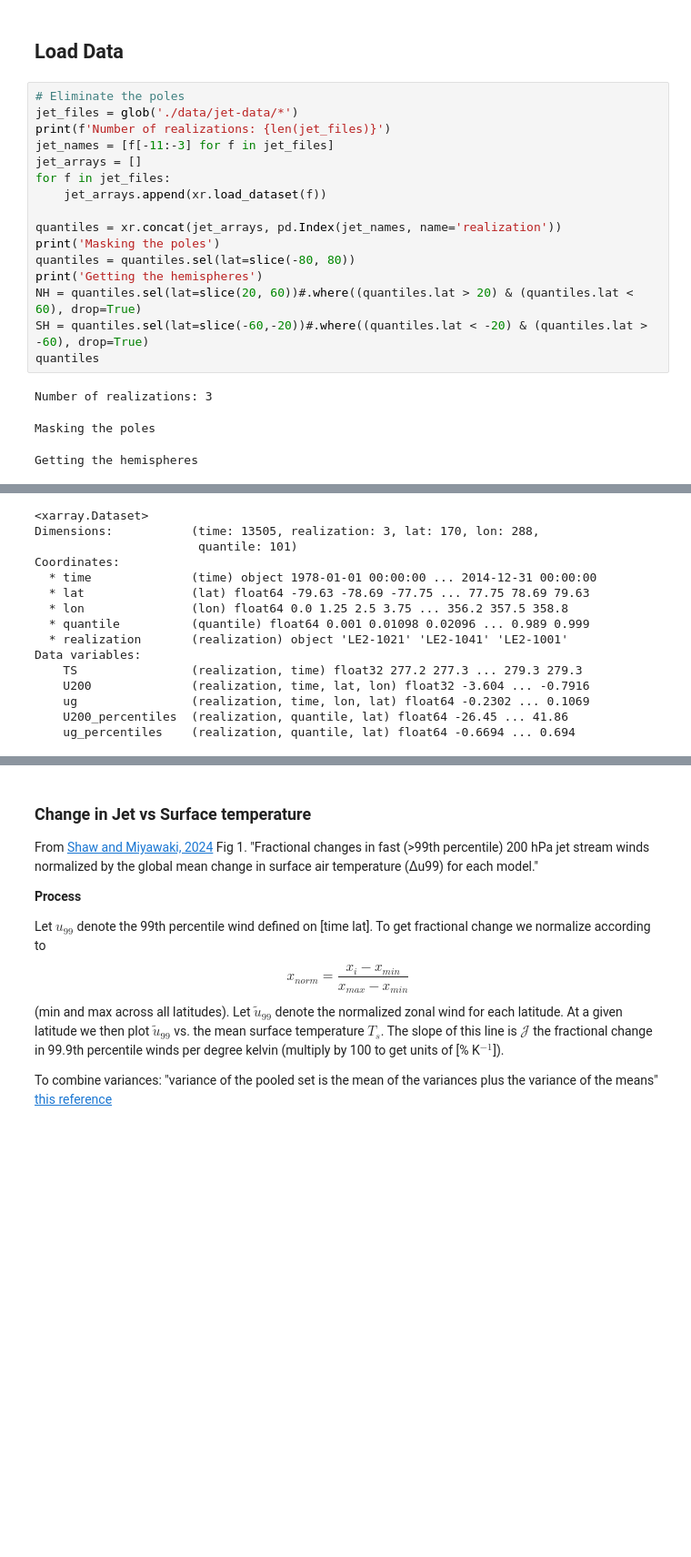
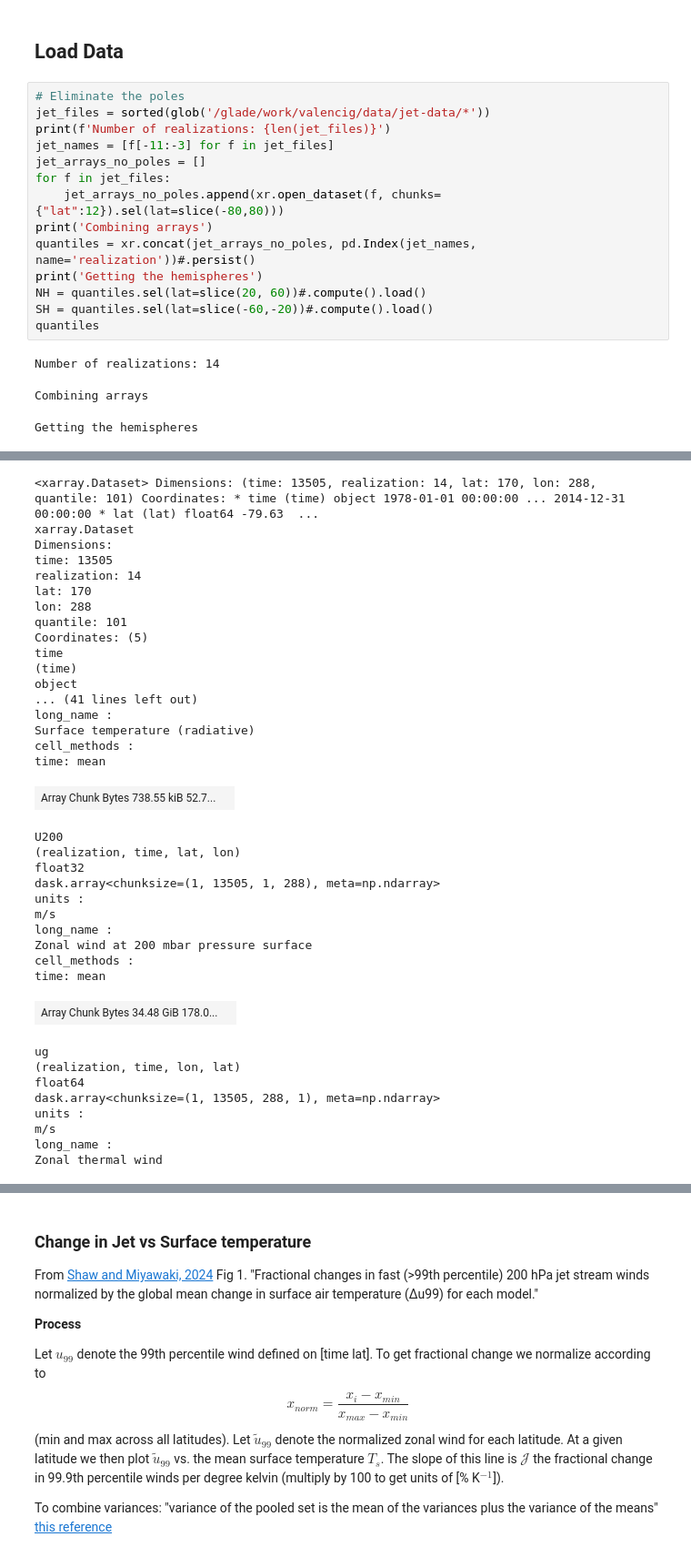
Before and after one commit to ivalencius/winds-of-change, a Jupyter notebook: CESMLENS2.ipynb, the cells around one changed output, grey strips where cells are left out. Shown at 91% size. Drawn from its saved outputs; the diff is of its cells as text; blank space fills up the shorter version.

```diff
--- a/CESMLENS2.ipynb
+++ b/CESMLENS2.ipynb
@@ -1168,37 +1151,57 @@ for member in tqdm(members, desc=f"{sim} - Loading members..."):
 ## Load Data
 # %%
 # Eliminate the poles
-jet_files = glob('./data/jet-data/*')
+jet_files = sorted(glob('/glade/work/valencig/data/jet-data/*'))
 print(f'Number of realizations: {len(jet_files)}')
 jet_names = [f[-11:-3] for f in jet_files]
-jet_arrays = []
+jet_arrays_no_poles = []
 for f in jet_files:
-    jet_arrays.append(xr.load_dataset(f))
-
-quantiles = xr.concat(jet_arrays, pd.Index(jet_names, name='realization'))
-print('Masking the poles')
-quantiles = quantiles.sel(lat=slice(-80, 80))
+    jet_arrays_no_poles.append(xr.open_dataset(f, chunks={"lat":12}).sel(lat=slice(-80,80)))
+print('Combining arrays')
+quantiles = xr.concat(jet_arrays_no_poles, pd.Index(jet_names, name='realization'))#.persist()
 print('Getting the hemispheres')
-NH = quantiles.sel(lat=slice(20, 60))#.where((quantiles.lat > 20) & (quantiles.lat < 60), drop=True)
-SH = quantiles.sel(lat=slice(-60,-20))#.where((quantiles.lat < -20) & (quantiles.lat > -60), drop=True)
+NH = quantiles.sel(lat=slice(20, 60))#.compute().load()
+SH = quantiles.sel(lat=slice(-60,-20))#.compute().load()
 quantiles
 # %% [output]
-Number of realizations: 3
+Number of realizations: 14
-Masking the poles
+Combining arrays
 Getting the hemispheres
 [interactive output not drawn]
-<xarray.Dataset>
-Dimensions:           (time: 13505, realization: 3, lat: 170, lon: 288,
-                       quantile: 101)
-Coordinates:
-  * time              (time) object 1978-01-01 00:00:00 ... 2014-12-31 00:00:00
-  * lat               (lat) float64 -79.63 -78.69 -77.75 ... 77.75 78.69 79.63
-  * lon               (lon) float64 0.0 1.25 2.5 3.75 ... 356.2 357.5 358.8
-  * quantile          (quantile) float64 0.001 0.01098 0.02096 ... 0.989 0.999
-  * realization       (realization) object 'LE2-1021' 'LE2-1041' 'LE2-1001'
-Data variables:
-    TS                (realization, time) float32 277.2 277.3 ... 279.3 279.3
-    U200              (realization, time, lat, lon) float32 -3.604 ... -0.7916
-    ug                (realization, time, lon, lat) float64 -0.2302 ... 0.1069
-    U200_percentiles  (realization, quantile, lat) float64 -26.45 ... 41.86
-    ug_percentiles    (realization, quantile, lat) float64 -0.6694 ... 0.694
+<xarray.Dataset> Dimensions: (time: 13505, realization: 14, lat: 170, lon: 288, quantile: 101) Coordinates: * time (time) object 1978-01-01 00:00:00 ... 2014-12-31 00:00:00 * lat (lat) float64 -79.63  ...
+xarray.Dataset
+Dimensions:
+time: 13505
+realization: 14
+lat: 170
+lon: 288
+quantile: 101
+Coordinates: (5)
+time
+(time)
+object
+... (41 lines left out)
+long_name :
+Surface temperature (radiative)
+cell_methods :
+time: mean
+| Array Chunk Bytes 738.55 kiB 52.7... |  |
+U200
+(realization, time, lat, lon)
+float32
+dask.array<chunksize=(1, 13505, 1, 288), meta=np.ndarray>
+units :
+m/s
+long_name :
+Zonal wind at 200 mbar pressure surface
+cell_methods :
+time: mean
+| Array Chunk Bytes 34.48 GiB 178.0... |  |
+ug
+(realization, time, lon, lat)
+float64
+dask.array<chunksize=(1, 13505, 288, 1), meta=np.ndarray>
+units :
+m/s
+long_name :
+Zonal thermal wind
```
Also changed, not shown: parts of 6 cells of this notebook, 17 other files.
